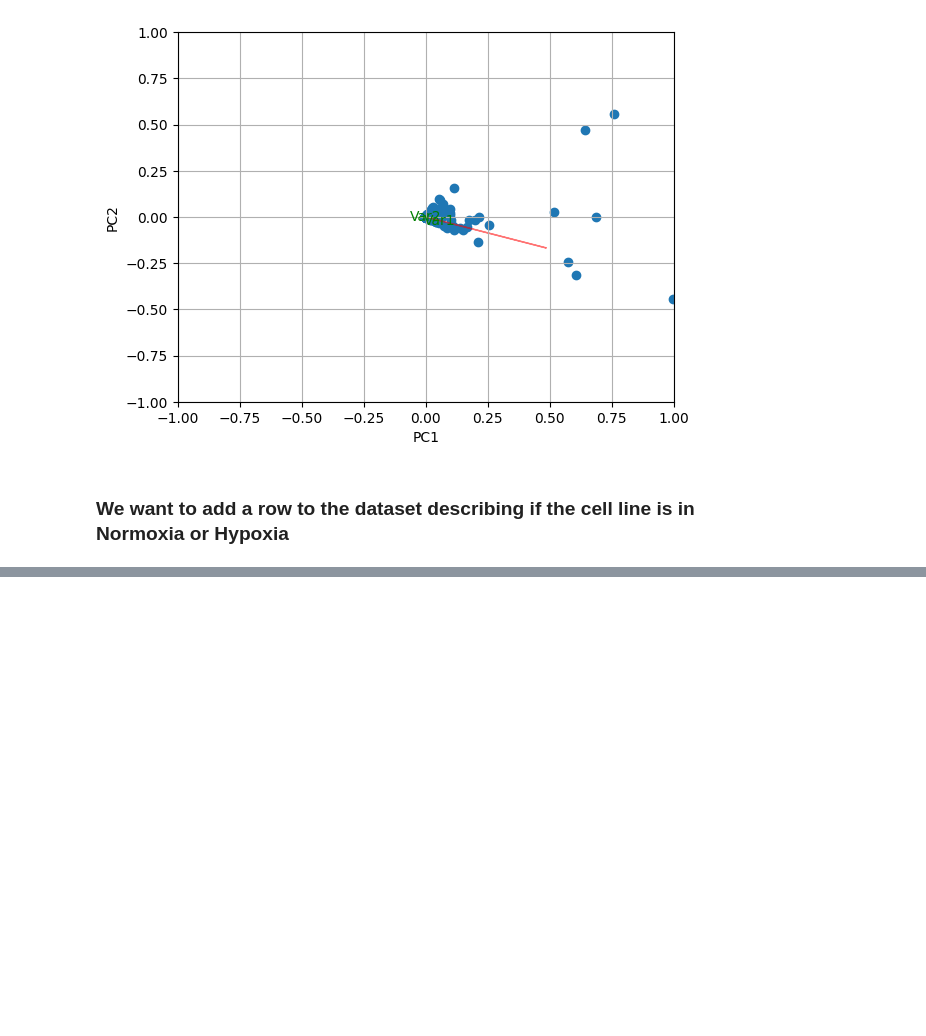
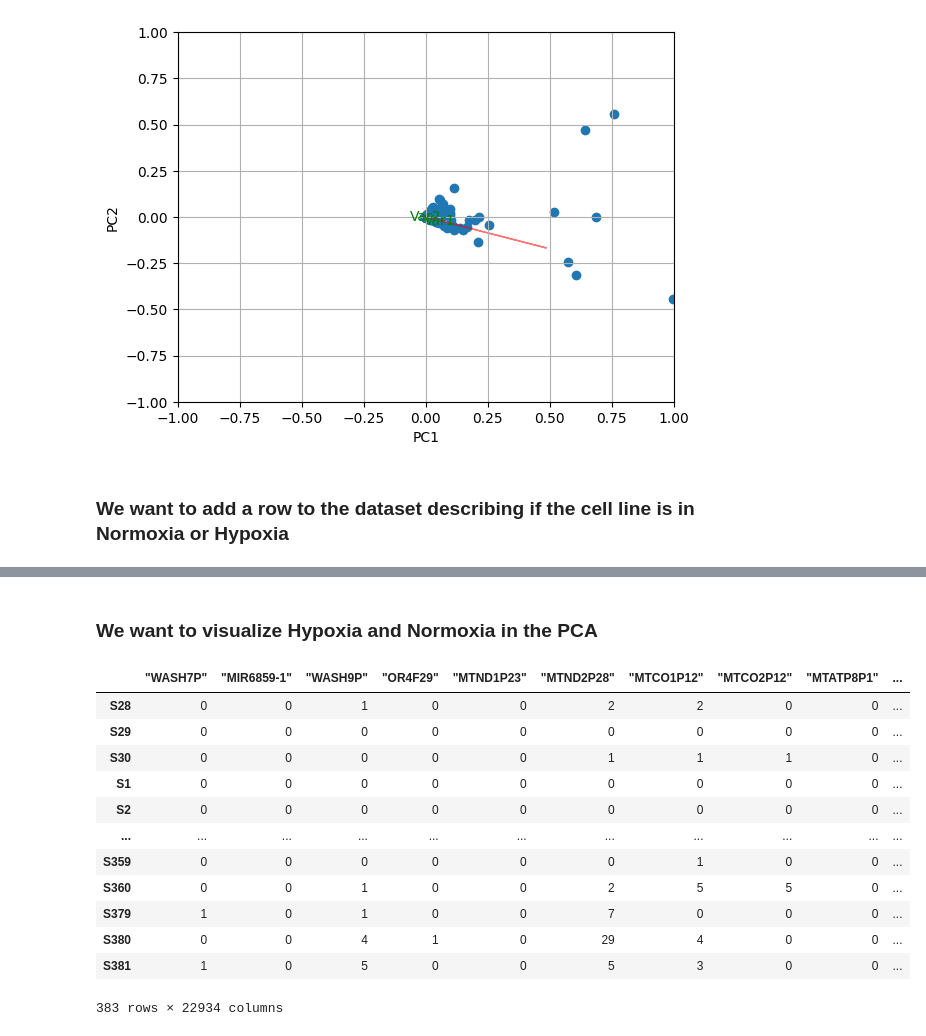
Before and after one commit to AliEmreSenel/BAIAILabProject2024, a Jupyter notebook: mariano_file.ipynb, the cells around one changed output, grey strips where cells are left out. Cells and saved outputs as stored; diff of their text form; code cells hidden in the pictures; blank space fills up the shorter version.

```diff
--- a/mariano_file.ipynb
+++ b/mariano_file.ipynb
@@ -286,0 +302,44 @@ plt.show()
+# %% [markdown]
+### We want to visualize Hypoxia and Normoxia in the PCA
+# %%
+def extract_cell_name(x):
+    y = x.split("_")
+    return y[len(y)-2]
+
+def get_cell_name(file_name):
+    return extract_cell_name(file_name)
+
+def convert_indexes_to_cell_names(df):
+    df.index = [get_cell_name(x) for x in df.index]
+    return df
+
+def get_cell_hypo_or_norm(cell_name):
+    return df_meta[df_meta["Cell name"]==cell_name]["Condition"].values[0]
+
+def seperate_hypo_and_norm(df):
+    df_hypo = df[df.index.map(lambda x: get_cell_hypo_or_norm(x)=="Hypo")]
+    df_norm = df[df.index.map(lambda x: get_cell_hypo_or_norm(x)=="Norm")]
+    return df_hypo, df_norm
+
+def process_df(df):
+    df = convert_indexes_to_cell_names(df)
+    df_hypo, df_norm = seperate_hypo_and_norm(df)
+    return df, df_hypo, df_norm
+# %%
+df, df_hypo, df_norm = process_df(df.T.copy())
+# %%
+df
+# %% [output]
+|  | "WASH7P" | "MIR6859-1" | "WASH9P" | "OR4F29" | "MTND1P23" | "MTND2P28" | "MTCO1P12" | "MTCO2P12" | "MTATP8P1" | ... |
+| S28 | 0 | 0 | 1 | 0 | 0 | 2 | 2 | 0 | 0 | ... |
+| S29 | 0 | 0 | 0 | 0 | 0 | 0 | 0 | 0 | 0 | ... |
+| S30 | 0 | 0 | 0 | 0 | 0 | 1 | 1 | 1 | 0 | ... |
+| S1 | 0 | 0 | 0 | 0 | 0 | 0 | 0 | 0 | 0 | ... |
+| S2 | 0 | 0 | 0 | 0 | 0 | 0 | 0 | 0 | 0 | ... |
+| ... | ... | ... | ... | ... | ... | ... | ... | ... | ... | ... |
+| S359 | 0 | 0 | 0 | 0 | 0 | 0 | 1 | 0 | 0 | ... |
+| S360 | 0 | 0 | 1 | 0 | 0 | 2 | 5 | 5 | 0 | ... |
+| S379 | 1 | 0 | 1 | 0 | 0 | 7 | 0 | 0 | 0 | ... |
+| S380 | 0 | 0 | 4 | 1 | 0 | 29 | 4 | 0 | 0 | ... |
+| S381 | 1 | 0 | 5 | 0 | 0 | 5 | 3 | 0 | 0 | ... |
+383 rows × 22934 columns
```
Also changed, not shown: parts of 5 cells of this notebook.
